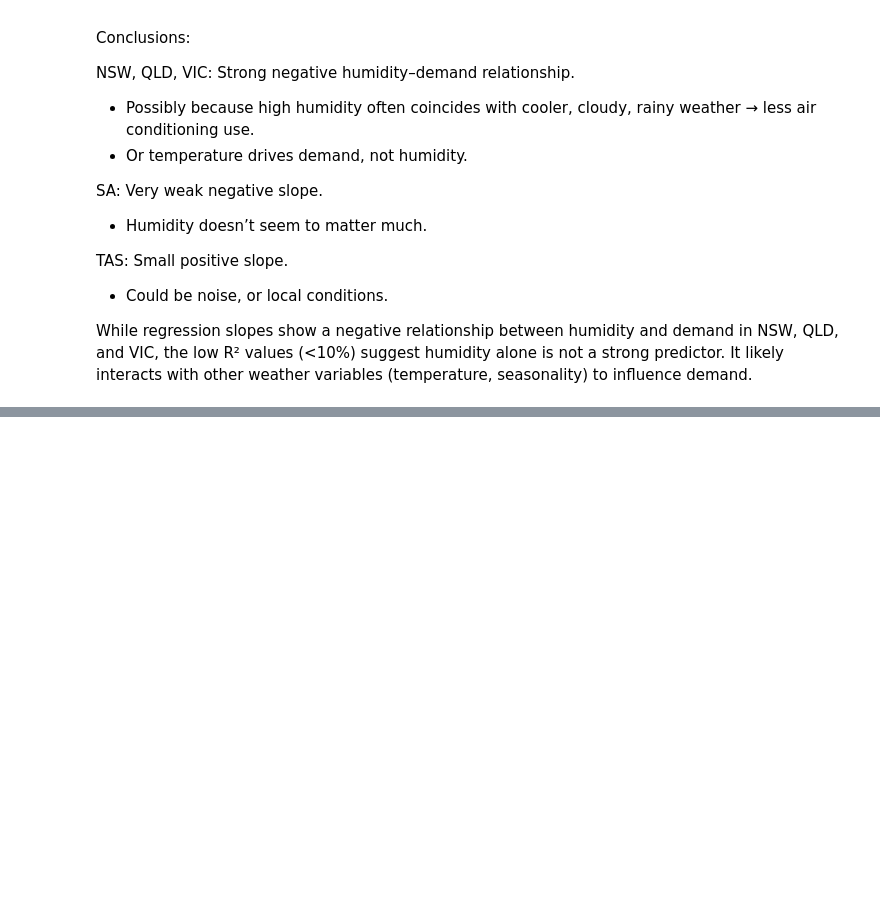
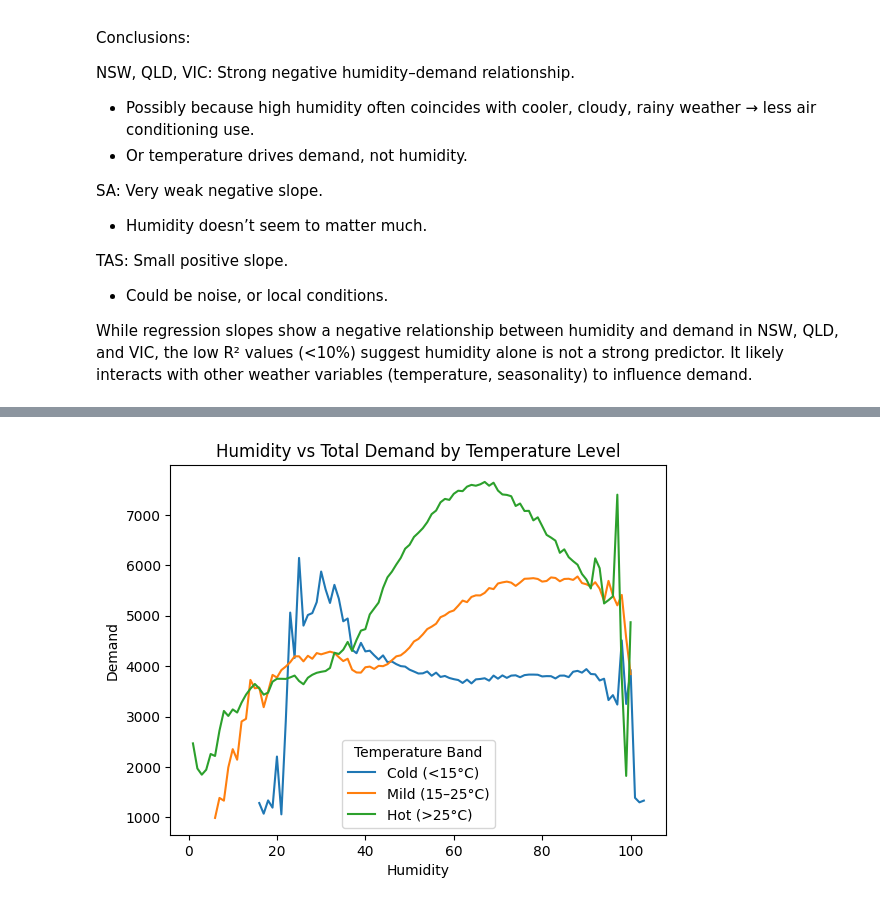
Before and after one commit to harjask-7/ADS1002-project, a Jupyter notebook: notebooks/jiehni/eda_humidity_demand.ipynb, the cells around one changed output, grey strips where cells are left out. Cells and saved outputs as stored; diff of their text form; code cells hidden in the pictures; blank space fills up the shorter version.

Commit message:
Modelling

```diff
--- a/notebooks/jiehni/eda_humidity_demand.ipynb
+++ b/notebooks/jiehni/eda_humidity_demand.ipynb
@@ -147,7 +140,7 @@ plt.show
 import statsmodels.formula.api as smf
 
 # rename columns
-data = data.rename(columns={"Humidity (%)": "Humidity", "Total Demand": "Demand"})
+data = data.rename(columns={"Humidity (%)": "Humidity", "Total Demand": "Demand", "Air Temp (C)": "Temperature"})
 
 # perform ordinary least squares regression and r^2 and for each state
 for state in data['State'].unique():
@@ -199,3 +192,12 @@ TAS: Small positive slope.
 - Could be noise, or local conditions.
 
 While regression slopes show a negative relationship between humidity and demand in NSW, QLD, and VIC, the low R² values (<10%) suggest humidity alone is not a strong predictor. It likely interacts with other weather variables (temperature, seasonality) to influence demand.
+# %%
+import statsmodels.formula.api as smf
+
+data["Season"] = data["Season"].astype("category")
+data["State"] = data["State"].astype("category")
+
+# perform multiple ordinary least squares regression
+model = smf.ols("Demand ~ Humidity + Temperature + Season + State", data=data).fit()
+print(model.summary())
@@ -201,0 +247,13 @@ While regression slopes show a negative relationship between humidity and demand
+# %%
+# create temperature bands
+data["Temperature Band"] = pd.cut(data["Temperature"], bins=[-50, 15, 25, 60], labels=["Cold (<15°C)", "Mild (15–25°C)", "Hot (>25°C)"])
+
+# create hourly data df
+humidity_temp = data.groupby(["Temperature Band","Humidity"])["Demand"].mean().reset_index()
+
+# plot line plot of hourly data vs demand by humidity band
+sns.lineplot(data=humidity_temp, x="Humidity", y="Demand", hue="Temperature Band")
+plt.title("Humidity vs Total Demand by Temperature Level")
+plt.show()
+# %% [output]
+[figure, added]
```
Also changed, not shown: parts of 7 cells of this notebook.
